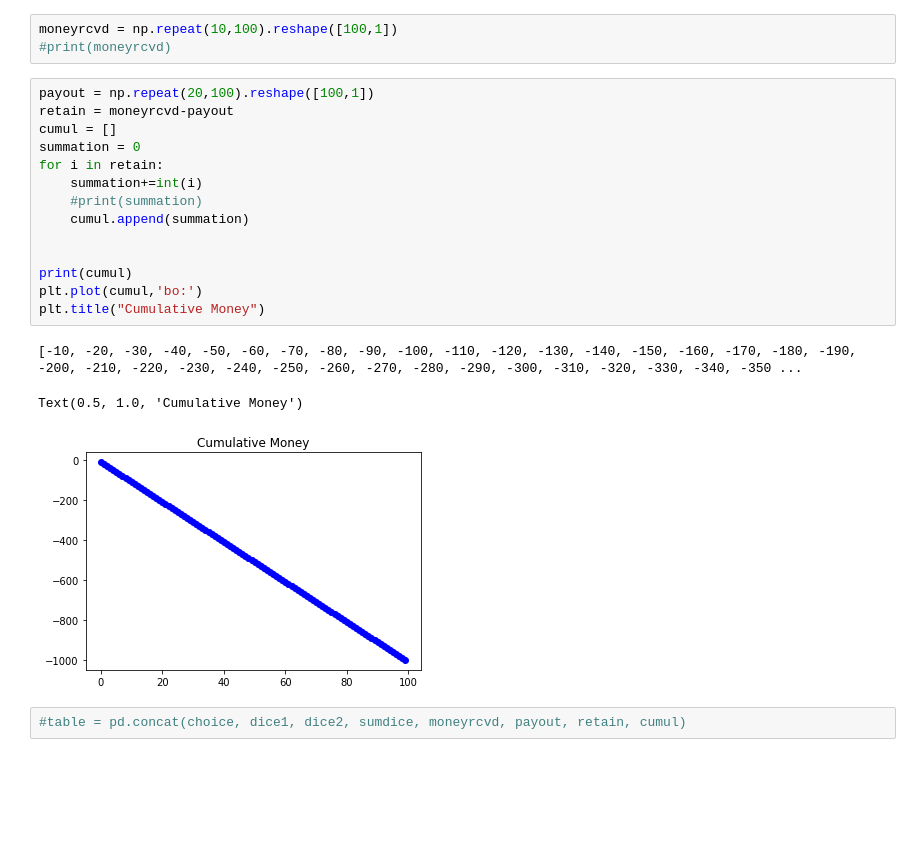
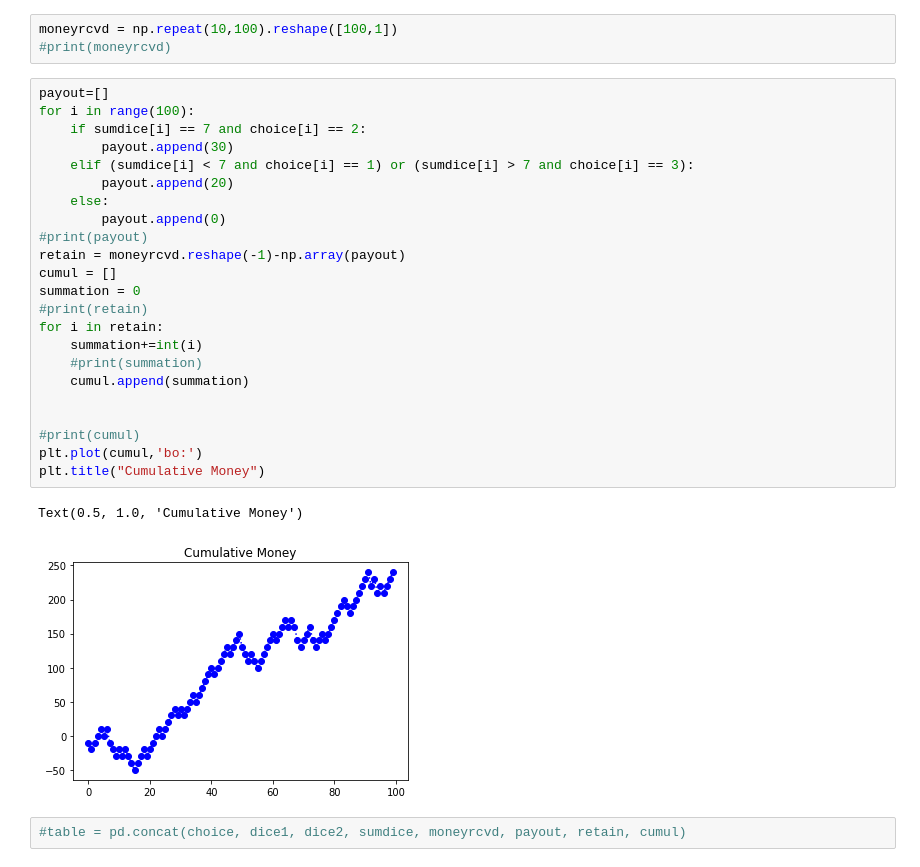
Before and after one commit to abhigyan2001/Python-for-Everyone, a Jupyter notebook: Day 12/Excel functionality in Pandas.ipynb, the cells around one changed output. Saved outputs shown, nothing was run; the diff lists cells and outputs as text; blank space fills up the shorter version.

```diff
--- a/Day 12/Excel functionality in Pandas.ipynb
+++ b/Day 12/Excel functionality in Pandas.ipynb
@@ -664,23 +664,31 @@ sumdice = dice1+dice2
 moneyrcvd = np.repeat(10,100).reshape([100,1])
 #print(moneyrcvd)
 # %%
-payout = np.repeat(20,100).reshape([100,1])
-retain = moneyrcvd-payout
+payout=[]
+for i in range(100):
+    if sumdice[i] == 7 and choice[i] == 2:
+        payout.append(30)
+    elif (sumdice[i] < 7 and choice[i] == 1) or (sumdice[i] > 7 and choice[i] == 3):
+        payout.append(20)
+    else:
+        payout.append(0)
+#print(payout)
+retain = moneyrcvd.reshape(-1)-np.array(payout)
 cumul = []
 summation = 0
+#print(retain)
 for i in retain:
     summation+=int(i)
     #print(summation)
     cumul.append(summation)
 
 
-print(cumul)
+#print(cumul)
 plt.plot(cumul,'bo:')
 plt.title("Cumulative Money")
 # %% [output]
-[-10, -20, -30, -40, -50, -60, -70, -80, -90, -100, -110, -120, -130, -140, -150, -160, -170, -180, -190, -200, -210, -220, -230, -240, -250, -260, -270, -280, -290, -300, -310, -320, -330, -340, -350 ...
+Text(0.5, 1.0, 'Cumulative Money')
-Text(0.5, 1.0, 'Cumulative Money')
-[figure, old version]
+[figure, new version]
 # %%
 #table = pd.concat(choice, dice1, dice2, sumdice, moneyrcvd, payout, retain, cumul)
 # %%
```
Also changed, not shown: parts of 8 cells of this notebook, 4 other files.
